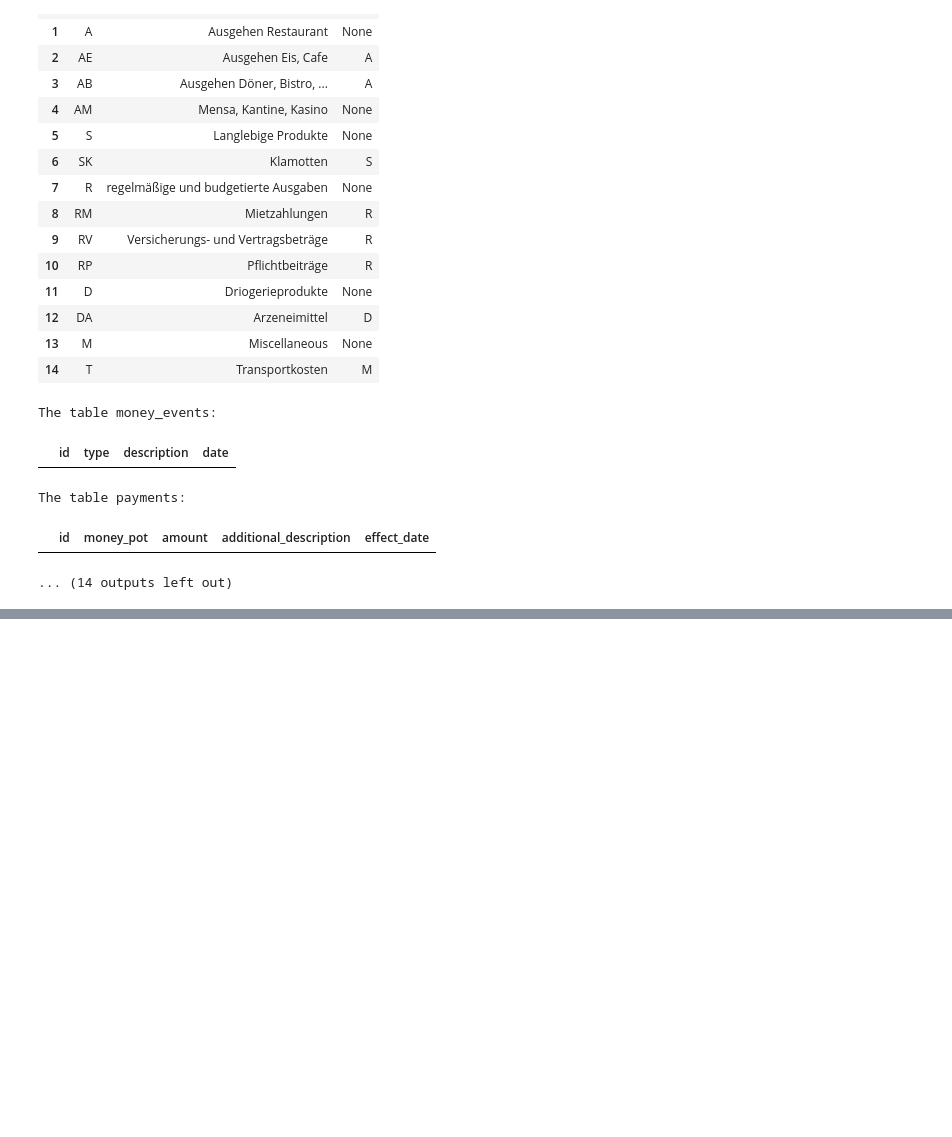
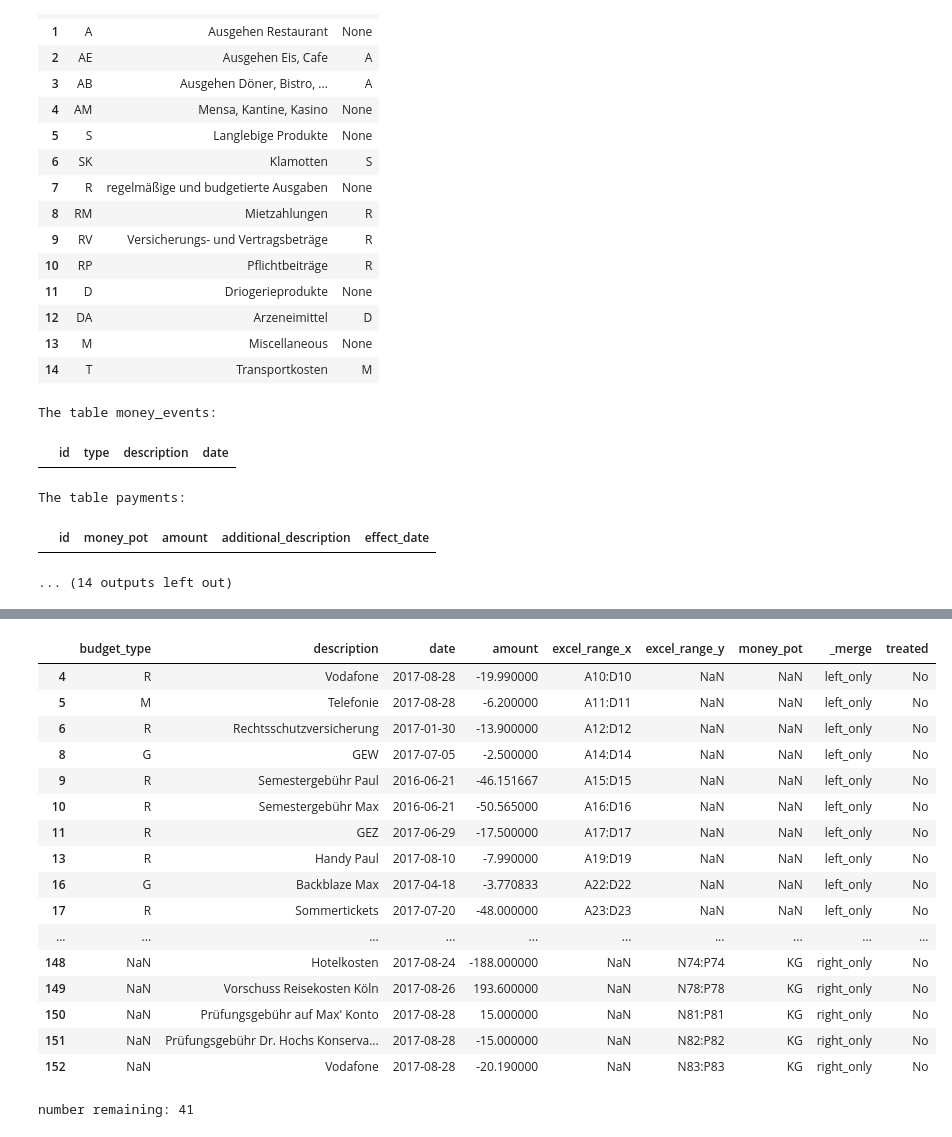
Before and after one commit to maxkoe/budgeter, a Jupyter notebook: excel-to-db.ipynb, the cells around one changed output, grey strips where cells are left out. Saved outputs shown, nothing was run; the diff lists cells and outputs as text; code cells hidden in the pictures; blank space fills up the shorter version.

```diff
--- a/excel-to-db.ipynb
+++ b/excel-to-db.ipynb
@@ -229,7 +236,7 @@ def put_transfer_into_database_autogenerated(date, event_type, description, amou
     # ToDo : Hier machen wir die simplifizierende Annahme, dass alle Konto-Events Kartenzahlungen sind
     crsr.execute('''INSERT INTO money_events VALUES ({}, "{}", "{}", date("{}"));
         '''.format(the_id, event_type, description, date))
-    crsr.execute('''INSERT INTO payments VALUES ({}, "{}", "{}", {}, {}, NULL, NULL);
+    crsr.execute('''INSERT INTO transfers VALUES ({}, "{}", "{}", {}, NULL, {});
         '''.format(the_id,  money_pot_source, money_pot_sink, amount,
                    'NULL' if effect_date is None else '"{}"'.format(effect_date)))
     crsr.execute('''INSERT INTO database_events VALUES ({}, "{}", "{}", "{}");
@@ -396,10 +569,4 @@ display(all_info)
 # %%
-display(all_info[all_info['description'].str.contains('Schatulle')])
-
-for direction in ['an', 'aus'] :
-    descriptor = 'Geld ' + direction + ' Schatulle'
-    schatulle_info = all_info[all_info['description'] == descriptor]
-
 for index, row in schatulle_info.iterrows() :
     database_comment = autogenerate_database_comment(
         excel_filename, current_sheet + '!' + row['excel_range_y'], comment_sheet)
@@ -415,12 +582,8 @@ for index, row in schatulle_info.iterrows() :
 
         break
 
-       ### date, event_type, description, amount,
-       ### money_pot_source, money_pot_sink,
-       ### effect_date = None, comment = ''
-
     the_id = put_transfer_into_database_autogenerated(
-        row['date'], 'Bargeldtransger', row['description'], row['amount'],
+        the_date, 'Bargeldtransger', row['description'], row['amount'],
         row['money_pot'], 'SB', database_comment)
 
     excel_comment = autogenerate_excel_comment(
@@ -465,0 +657,18 @@ os.system('open ' + temp_name)
+# %%
+bundesbank_karte = all_info[all_info['budget_type'] == 'AM'].loc[
+                            all_info['treated'] == 'No']
+for index, row in bundesbank_karte.iterrows() :
+    database_comment = autogenerate_database_comment(
+        excel_filename, current_sheet + '!' + row['excel_range_x'], comment_sheet)
+
+    the_id = put_payment_into_database_autogenerated(row['date'], 'Kartenzahlung',
+                 row['description'], row['amount'], 'CB',
+                 row['budget_type'], database_comment)
+
+    excel_comment = autogenerate_excel_comment(
+        dt.now().strftime('%Y-%m-%d'), db_filename, the_id)
+    cells = list_from_range_string(row['excel_range_x'])
+
+    put_comment_into_excel(august_, cells, excel_comment)
+
+    all_info.loc[index, 'treated'] = 'Yes'
@@ -466,3 +773,28 @@ os.system('open ' + temp_name)
+# %%
+remaining = all_info[all_info['treated'] == 'No']
+
+display(remaining)
+
+print("number remaining: " + str(len(remaining)))
+# %% [output]
+|  | budget_type | description | date | amount | excel_range_x | excel_range_y | money_pot | _merge | treated |
+| 4 | R | Vodafone | 2017-08-28 | -19.990000 | A10:D10 | NaN | NaN | left_only | No |
+| 5 | M | Telefonie | 2017-08-28 | -6.200000 | A11:D11 | NaN | NaN | left_only | No |
+| 6 | R | Rechtsschutzversicherung | 2017-01-30 | -13.900000 | A12:D12 | NaN | NaN | left_only | No |
+| 8 | G | GEW | 2017-07-05 | -2.500000 | A14:D14 | NaN | NaN | left_only | No |
+| 9 | R | Semestergebühr Paul | 2016-06-21 | -46.151667 | A15:D15 | NaN | NaN | left_only | No |
+| 10 | R | Semestergebühr Max | 2016-06-21 | -50.565000 | A16:D16 | NaN | NaN | left_only | No |
+| 11 | R | GEZ | 2017-06-29 | -17.500000 | A17:D17 | NaN | NaN | left_only | No |
+| 13 | R | Handy Paul | 2017-08-10 | -7.990000 | A19:D19 | NaN | NaN | left_only | No |
+| 16 | G | Backblaze Max | 2017-04-18 | -3.770833 | A22:D22 | NaN | NaN | left_only | No |
+| 17 | R | Sommertickets | 2017-07-20 | -48.000000 | A23:D23 | NaN | NaN | left_only | No |
+| ... | ... | ... | ... | ... | ... | ... | ... | ... | ... |
+| 148 | NaN | Hotelkosten | 2017-08-24 | -188.000000 | NaN | N74:P74 | KG | right_only | No |
+| 149 | NaN | Vorschuss Reisekosten Köln | 2017-08-26 | 193.600000 | NaN | N78:P78 | KG | right_only | No |
+| 150 | NaN | Prüfungsgebühr auf Max' Konto | 2017-08-28 | 15.000000 | NaN | N81:P81 | KG | right_only | No |
+| 151 | NaN | Prüfungsgebühr Dr. Hochs Konserva... | 2017-08-28 | -15.000000 | NaN | N82:P82 | KG | right_only | No |
+| 152 | NaN | Vodafone | 2017-08-28 | -20.190000 | NaN | N83:P83 | KG | right_only | No |
+number remaining: 41
 # %%
 wb.save('GemBil.xlsx')
 # %%
```
Also changed, not shown: parts of 18 cells of this notebook, 2 other files.
